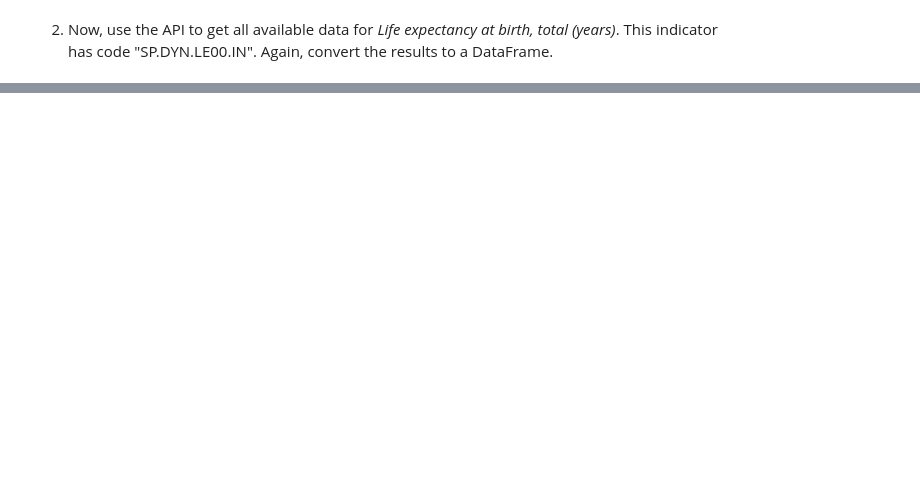
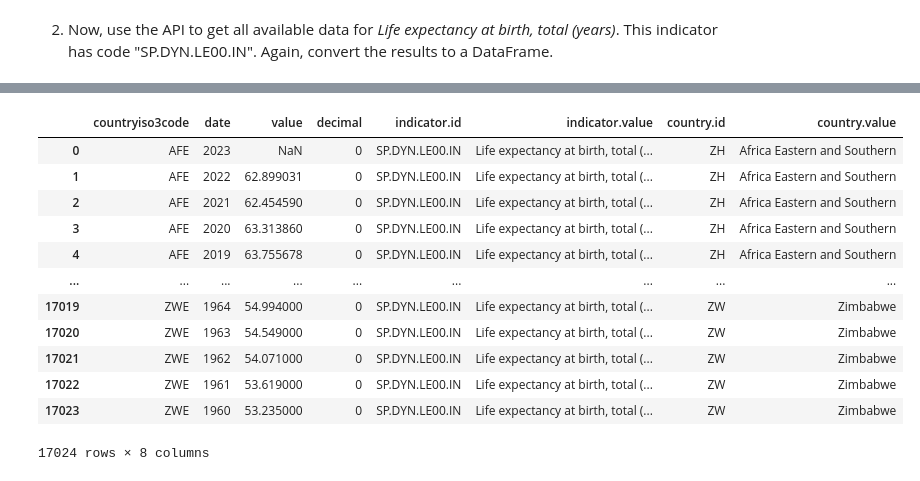
Before and after one commit to nss-data-science-cohort-8/api-exercise-msmith89-wq, a Jupyter notebook: notebooks/API Exercise.ipynb, the cells around one changed output, grey strips where cells are left out. Cells and saved outputs as stored; diff of their text form; code cells hidden in the pictures; blank space fills up the shorter version.

```diff
--- a/notebooks/API Exercise.ipynb
+++ b/notebooks/API Exercise.ipynb
@@ -57,0 +126,18 @@ pd.json_normalize(gdpres[1])
+# %%
+leres = leres.drop(columns = ['unit', 'obs_status'], axis =1, errors='ignore')
+# %%
+leres
+# %% [output]
+|  | countryiso3code | date | value | decimal | indicator.id | indicator.value | country.id | country.value |
+| 0 | AFE | 2023 | NaN | 0 | SP.DYN.LE00.IN | Life expectancy at birth, total (... | ZH | Africa Eastern and Southern |
+| 1 | AFE | 2022 | 62.899031 | 0 | SP.DYN.LE00.IN | Life expectancy at birth, total (... | ZH | Africa Eastern and Southern |
+| 2 | AFE | 2021 | 62.454590 | 0 | SP.DYN.LE00.IN | Life expectancy at birth, total (... | ZH | Africa Eastern and Southern |
+| 3 | AFE | 2020 | 63.313860 | 0 | SP.DYN.LE00.IN | Life expectancy at birth, total (... | ZH | Africa Eastern and Southern |
+| 4 | AFE | 2019 | 63.755678 | 0 | SP.DYN.LE00.IN | Life expectancy at birth, total (... | ZH | Africa Eastern and Southern |
+| ... | ... | ... | ... | ... | ... | ... | ... | ... |
+| 17019 | ZWE | 1964 | 54.994000 | 0 | SP.DYN.LE00.IN | Life expectancy at birth, total (... | ZW | Zimbabwe |
+| 17020 | ZWE | 1963 | 54.549000 | 0 | SP.DYN.LE00.IN | Life expectancy at birth, total (... | ZW | Zimbabwe |
+| 17021 | ZWE | 1962 | 54.071000 | 0 | SP.DYN.LE00.IN | Life expectancy at birth, total (... | ZW | Zimbabwe |
+| 17022 | ZWE | 1961 | 53.619000 | 0 | SP.DYN.LE00.IN | Life expectancy at birth, total (... | ZW | Zimbabwe |
+| 17023 | ZWE | 1960 | 53.235000 | 0 | SP.DYN.LE00.IN | Life expectancy at birth, total (... | ZW | Zimbabwe |
+17024 rows × 8 columns
```
Also changed, not shown: parts of 15 cells of this notebook.
